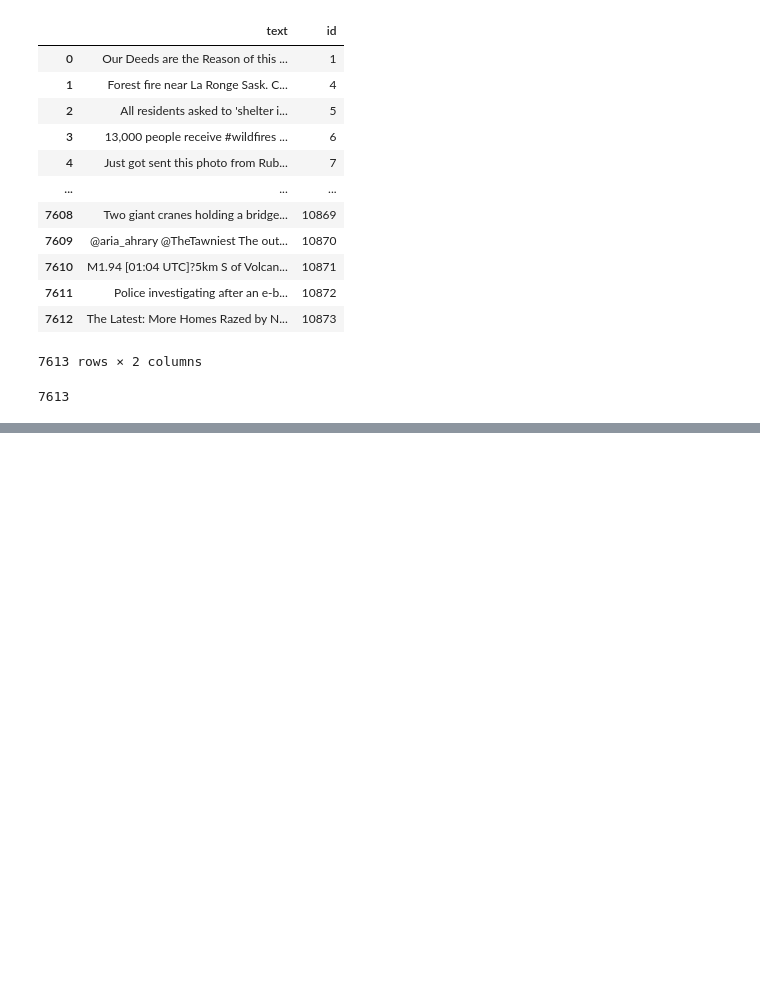
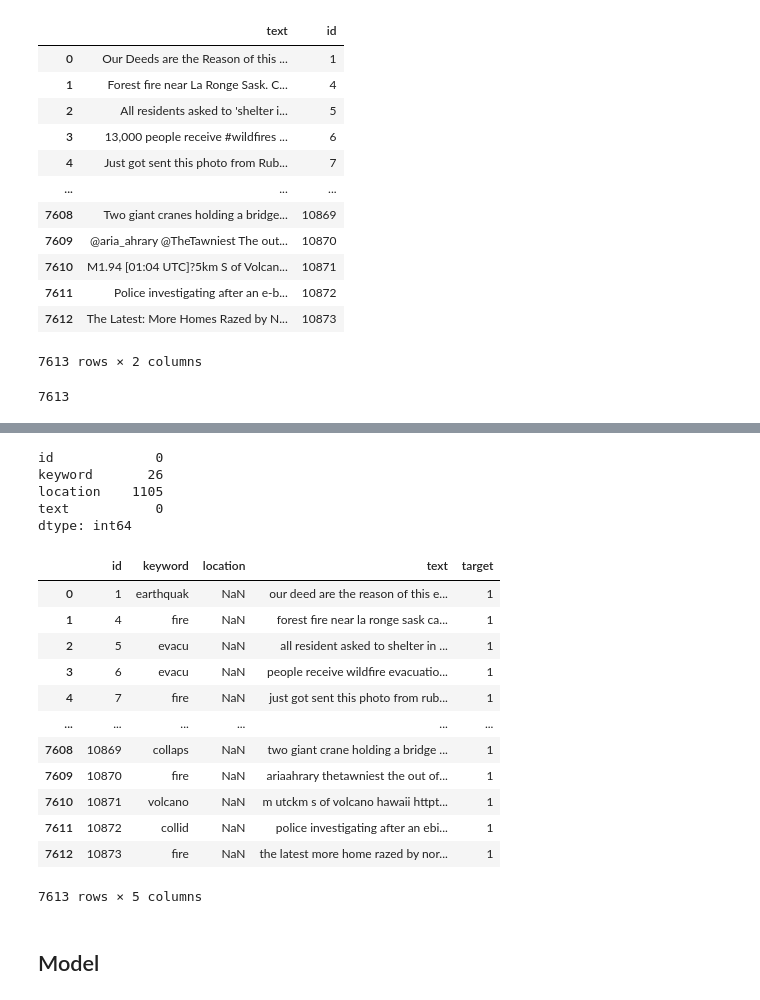
Before and after one commit to migue643/kagle_competitions, a Jupyter notebook: Initial.ipynb, the cells around one changed output, grey strips where cells are left out. Cells and saved outputs as stored; diff of their text form; code cells hidden in the pictures; blank space fills up the shorter version.

Commit message:
First basic model acc 64

```diff
--- a/Initial.ipynb
+++ b/Initial.ipynb
@@ -195,0 +318,17 @@ train.head(50)
+# %%
+import string
+from nltk.corpus import stopwords
+from nltk import word_tokenize
+from nltk.stem import WordNetLemmatizer
+import re
+lmtzr = WordNetLemmatizer()
+def preprocessing(df):
+    pattern = r'[0-9]'
+    df['text'] = df.text.apply(lambda x: x.strip())
+    df['text'] = df.text.apply(lambda x: x.translate(str.maketrans('', '', string.punctuation)))
+    df['text'] = df.text.apply(lambda x: x.lower())
+    df['text'] = df.text.apply(lambda x: re.sub(pattern, '', x))
+    df['text'] = df.text.apply(lambda x:' '.join([lmtzr.lemmatize(w) for w in x.split()]))
+    return df['text']
+# %%
+train['text'] = preprocessing(train)
@@ -195,0 +337,8 @@ train.head(50)
+# %%
+test.isna().sum()
+# %% [output]
+id             0
+keyword       26
+location    1105
+text           0
+dtype: int64
@@ -195,0 +363,18 @@ train.head(50)
+# %%
+train
+# %% [output]
+|  | id | keyword | location | text | target |
+| 0 | 1 | earthquak | NaN | our deed are the reason of this e... | 1 |
+| 1 | 4 | fire | NaN | forest fire near la ronge sask ca... | 1 |
+| 2 | 5 | evacu | NaN | all resident asked to shelter in ... | 1 |
+| 3 | 6 | evacu | NaN | people receive wildfire evacuatio... | 1 |
+| 4 | 7 | fire | NaN | just got sent this photo from rub... | 1 |
+| ... | ... | ... | ... | ... | ... |
+| 7608 | 10869 | collaps | NaN | two giant crane holding a bridge ... | 1 |
+| 7609 | 10870 | fire | NaN | ariaahrary thetawniest the out of... | 1 |
+| 7610 | 10871 | volcano | NaN | m utckm s of volcano hawaii httpt... | 1 |
+| 7611 | 10872 | collid | NaN | police investigating after an ebi... | 1 |
+| 7612 | 10873 | fire | NaN | the latest more home razed by nor... | 1 |
+7613 rows × 5 columns
+# %% [markdown]
+## Model
```
Also changed, not shown: parts of 26 cells of this notebook.
